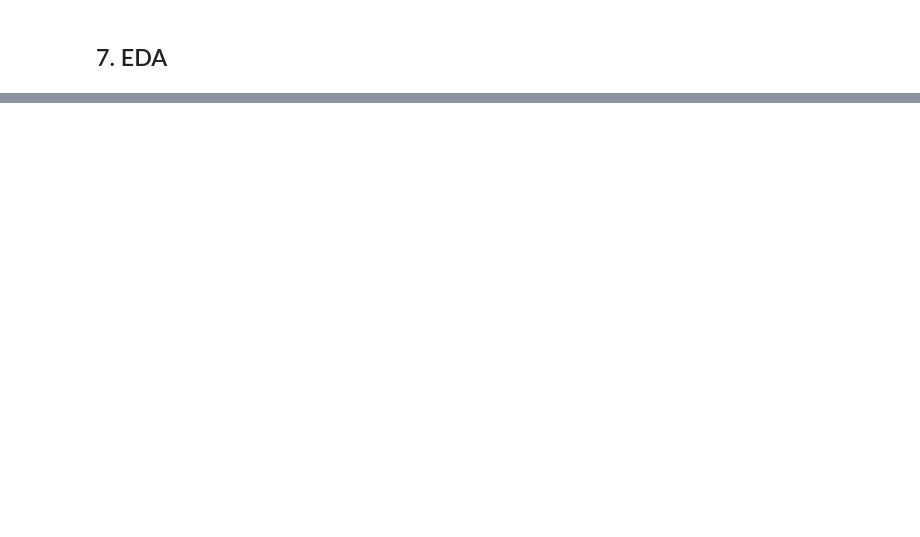
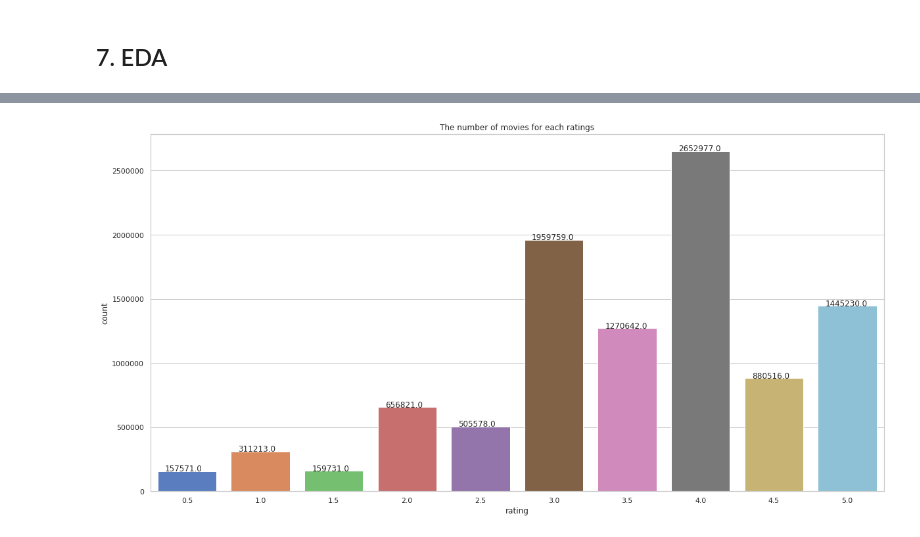
Before and after one commit to VicariousVision/Classification-CB2, a Jupyter notebook: Kaggle_notebook.ipynb, the cells around one changed output, grey strips where cells are left out. Cells and saved outputs as stored; diff of their text form; code cells hidden in the pictures; blank space fills up the shorter version.

```diff
--- a/Kaggle_notebook.ipynb
+++ b/Kaggle_notebook.ipynb
@@ -236,0 +309,16 @@ memory usage: 305.2 MB
+# %%
+# Plotting the graph
+fig, ax = plt.subplots(figsize=(20, 10)) # Initialize the plot with set figure size
+
+sns.countplot(ax=ax, x='rating', data=df_train) # Create a countplot to visualise the number of movies per category
+ax.set_title("The number of movies for each ratings")
+plt.ticklabel_format(style='plain', axis='y', useOffset=False) # Set the tick labels to appear in non-scientific form
+
+# Make the counts appear on the different
+for p in ax.patches:
+    ax.annotate('{:.1f}'.format(p.get_height()), (p.get_x()+0.1, p.get_height()+50))
+
+# Show the countplot
+plt.show()
+# %% [output]
+[figure, added]
```
Also changed, not shown: parts of 12 cells of this notebook.
